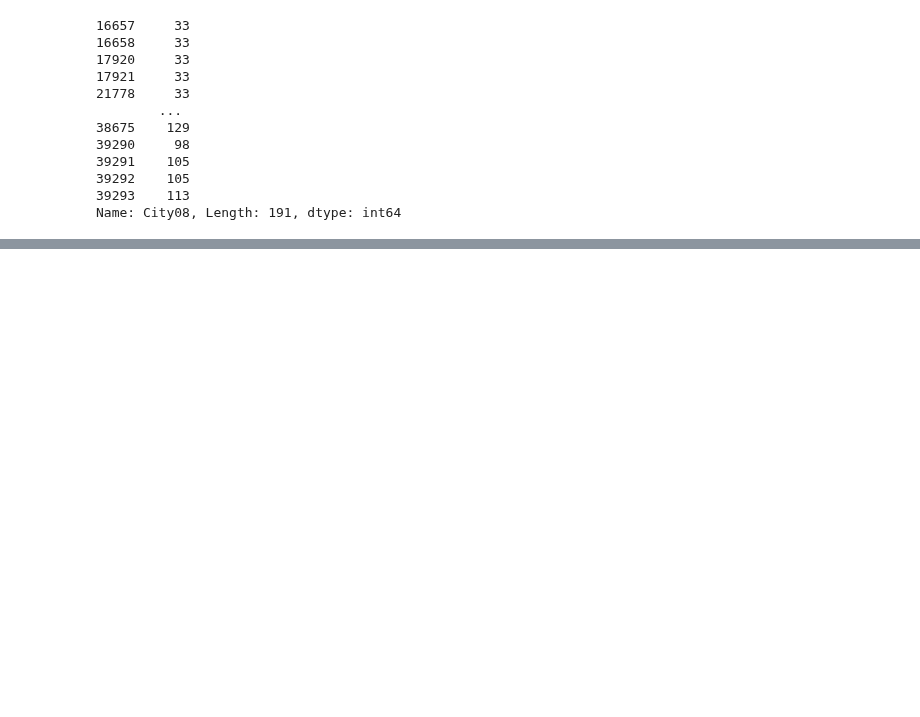
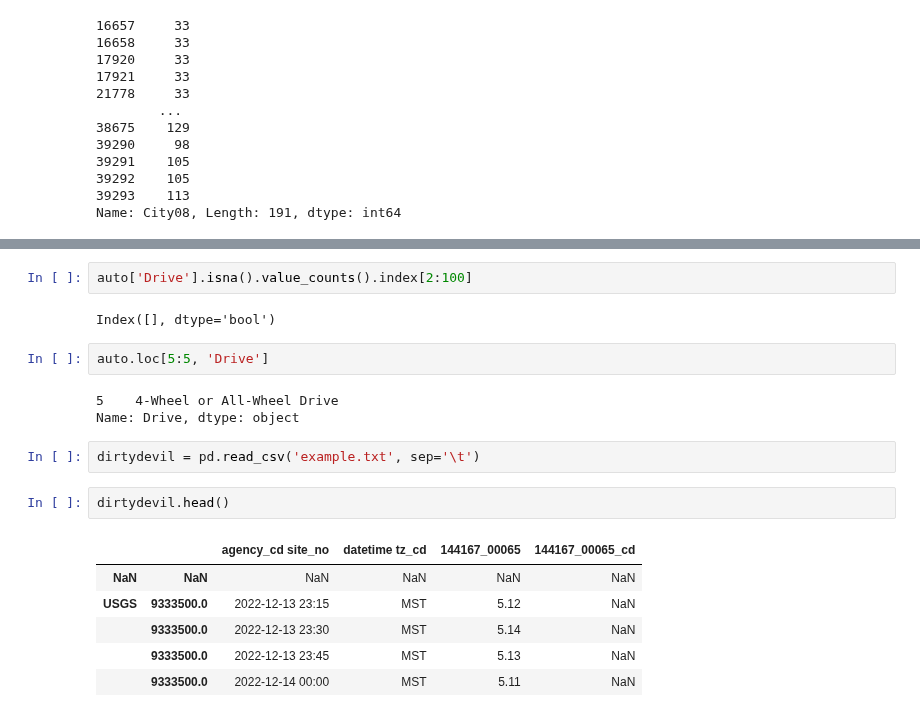
Before and after one commit to Ahmed-ui94/web_programming, a Jupyter notebook: pandas1/pandas.ipynb, the cells around one changed output, grey strips where cells are left out. Drawn from its saved outputs; the diff is of its cells as text; blank space fills up the shorter version.

Commit message:
example.txt edited

```diff
--- a/pandas1/pandas.ipynb
+++ b/pandas1/pandas.ipynb
@@ -3171,0 +3268,20 @@ import pandas
+# %%
+auto['Drive'].isna().value_counts().index[2:100]
+# %% [output]
+Index([], dtype='bool')
+# %%
+auto.loc[5:5, 'Drive']
+# %% [output]
+5    4-Wheel or All-Wheel Drive
+Name: Drive, dtype: object
+# %%
+dirtydevil = pd.read_csv('example.txt', sep='\t')
+# %%
+dirtydevil.head()
+# %% [output]
+|  |  | agency_cd site_no | datetime tz_cd | 144167_00065 | 144167_00065_cd |
+| NaN | NaN | NaN | NaN | NaN | NaN |
+| USGS | 9333500.0 | 2022-12-13 23:15 | MST | 5.12 | NaN |
+|  | 9333500.0 | 2022-12-13 23:30 | MST | 5.14 | NaN |
+|  | 9333500.0 | 2022-12-13 23:45 | MST | 5.13 | NaN |
+|  | 9333500.0 | 2022-12-14 00:00 | MST | 5.11 | NaN |
```
Also changed, not shown: parts of 10 cells of this notebook, 6 other files.
